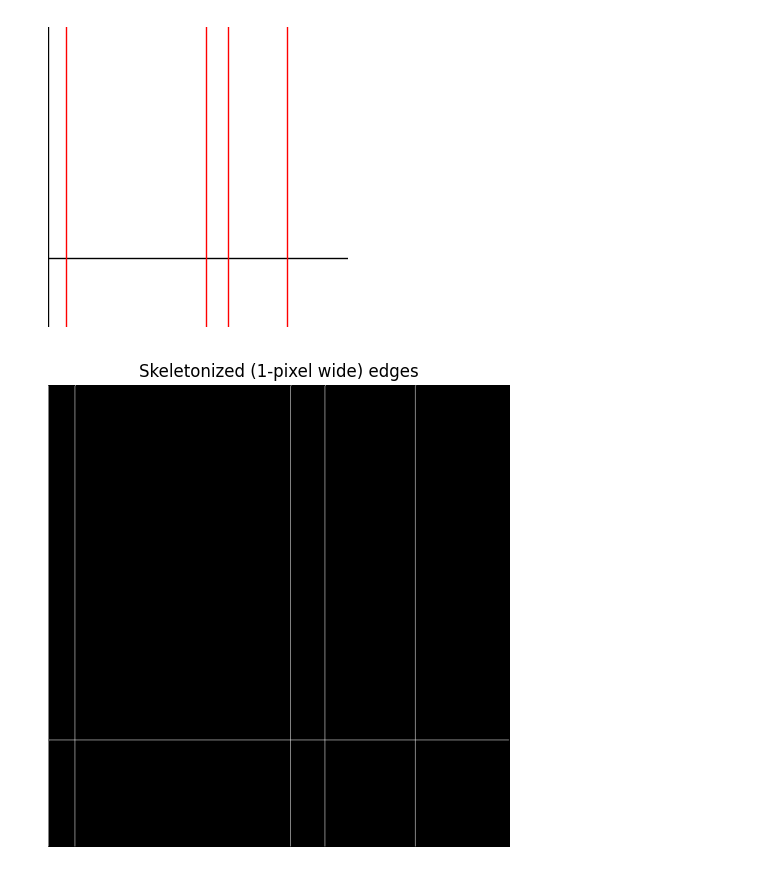
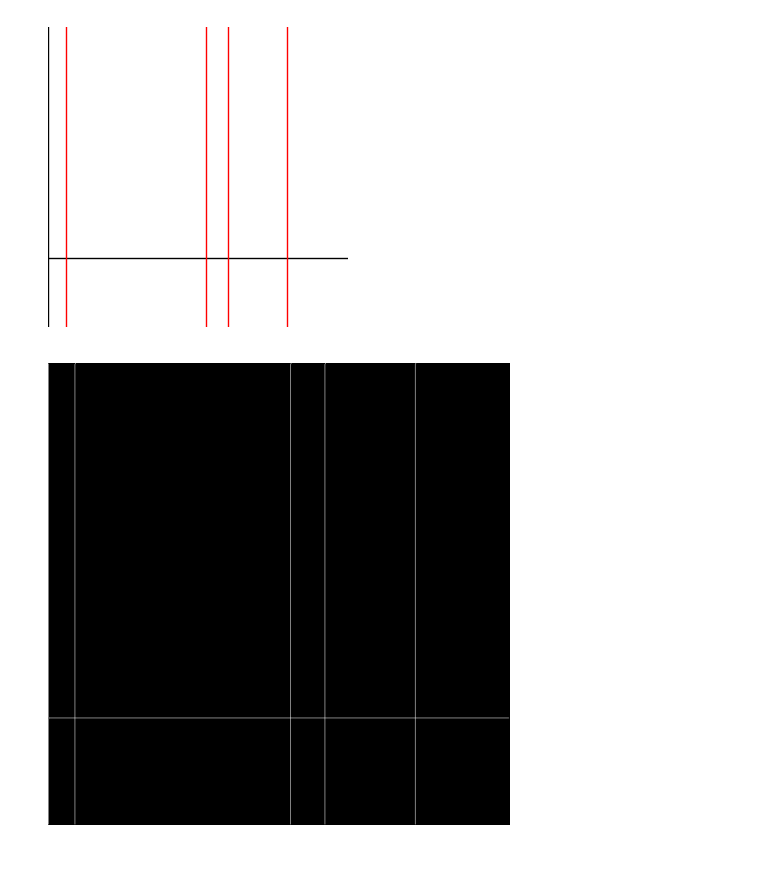
Before and after one commit to Vignaraj-pai/-t-n--Secret-Image-Sharing, a Jupyter notebook: code.ipynb, the cells around one changed output. Saved outputs shown, nothing was run; the diff lists cells and outputs as text; code cells hidden in the pictures.

```diff
--- a/code.ipynb
+++ b/code.ipynb
@@ -533,34 +548,35 @@ import matplotlib.pyplot as plt
 # Load the image (grayscale for processing)
 img = cv2.imread("polynomial_plot.png", cv2.IMREAD_GRAYSCALE)
 
 # Invert image so that the blue curve becomes white (for easy contour detection)
 img_inverted = cv2.bitwise_not(img)
 
 # Optional: apply Gaussian blur to remove noise
 blurred = cv2.GaussianBlur(img_inverted, (3, 3), 0)
 
 # Threshold the image to get binary curve
 _, binary = cv2.threshold(blurred, 100, 255, cv2.THRESH_BINARY)
 
 from skimage.morphology import skeletonize
 from skimage.util import invert
 
 # Convert binary to boolean for skeletonize (white=1, black=0)
 binary_bool = binary > 0
 
 # Skeletonize to get pixel-wide lines
 skeleton = skeletonize(binary_bool)
 
 # Convert back to uint8 image
 skeleton_img = (skeleton * 255).astype(np.uint8)
 
 # Show thinned image
 plt.figure(figsize=(6, 6))
 plt.imshow(skeleton_img, cmap='gray')
-plt.title("Skeletonized (1-pixel wide) edges")
 plt.axis('off')
-plt.savefig('skeletonized_plot.png', dpi=300, bbox_inches='tight')
+
+# Save the image without any padding or white borders
+plt.savefig('skeletonized_plot.png', dpi=300, bbox_inches='tight', pad_inches=0)
 plt.show()
 # %% [output]
-[figure, old version]
+[figure, new version]
 # %%
```
Also changed, not shown: parts of 20 cells of this notebook, 5 other files.
